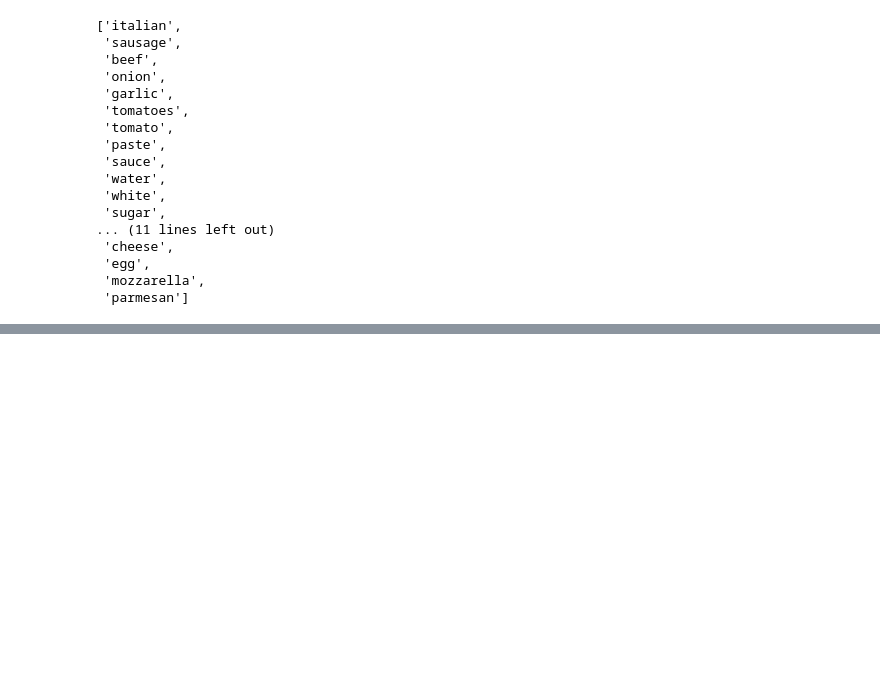
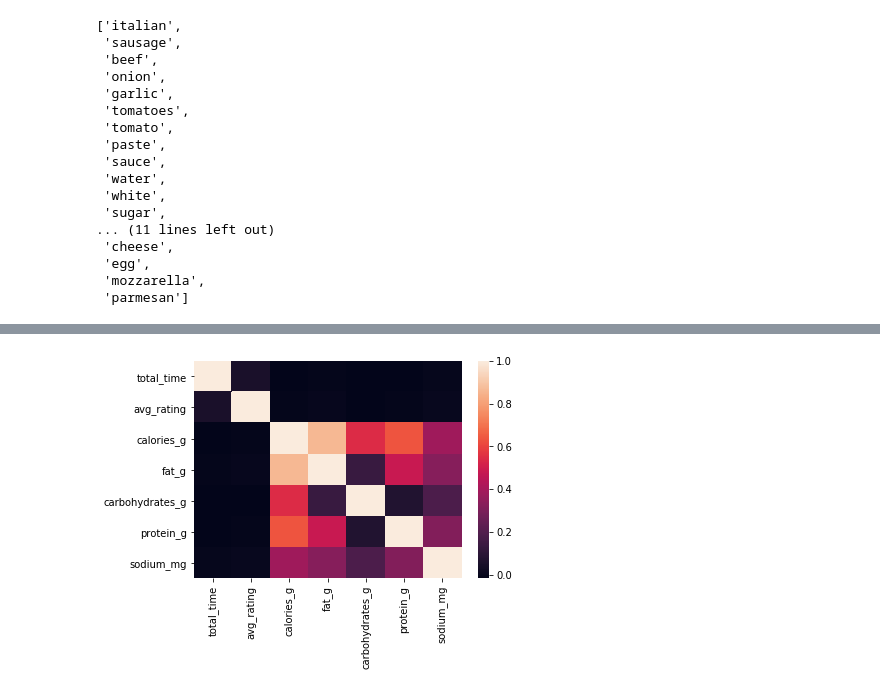
Before and after one commit to stephkendall/Recipe_Recs, a Jupyter notebook: Working Recommendations.ipynb, the cells around one changed output, grey strips where cells are left out. Saved outputs shown, nothing was run; the diff lists cells and outputs as text; code cells hidden in the pictures; blank space fills up the shorter version.

```diff
--- a/Working Recommendations.ipynb
+++ b/Working Recommendations.ipynb
@@ -264,0 +268,3 @@ SyntaxError: invalid syntax (<ipython-input-148-6ae8caddf59e>, line 1)
+# %%
+nutfacts = raw_df.drop(columns=['ingredients', 'tokens'])
+nutfacts.head()
@@ -264,0 +278,9 @@ SyntaxError: invalid syntax (<ipython-input-148-6ae8caddf59e>, line 1)
+# %%
+
+fig = plt.figure()
+ax = plt.subplot(111)
+corr = nutfacts.corr()
+ax = sns.heatmap(corr)
+plt.show()
+# %% [output]
+[figure, added]
```
Also changed, not shown: parts of 39 cells of this notebook, 4 other files.
